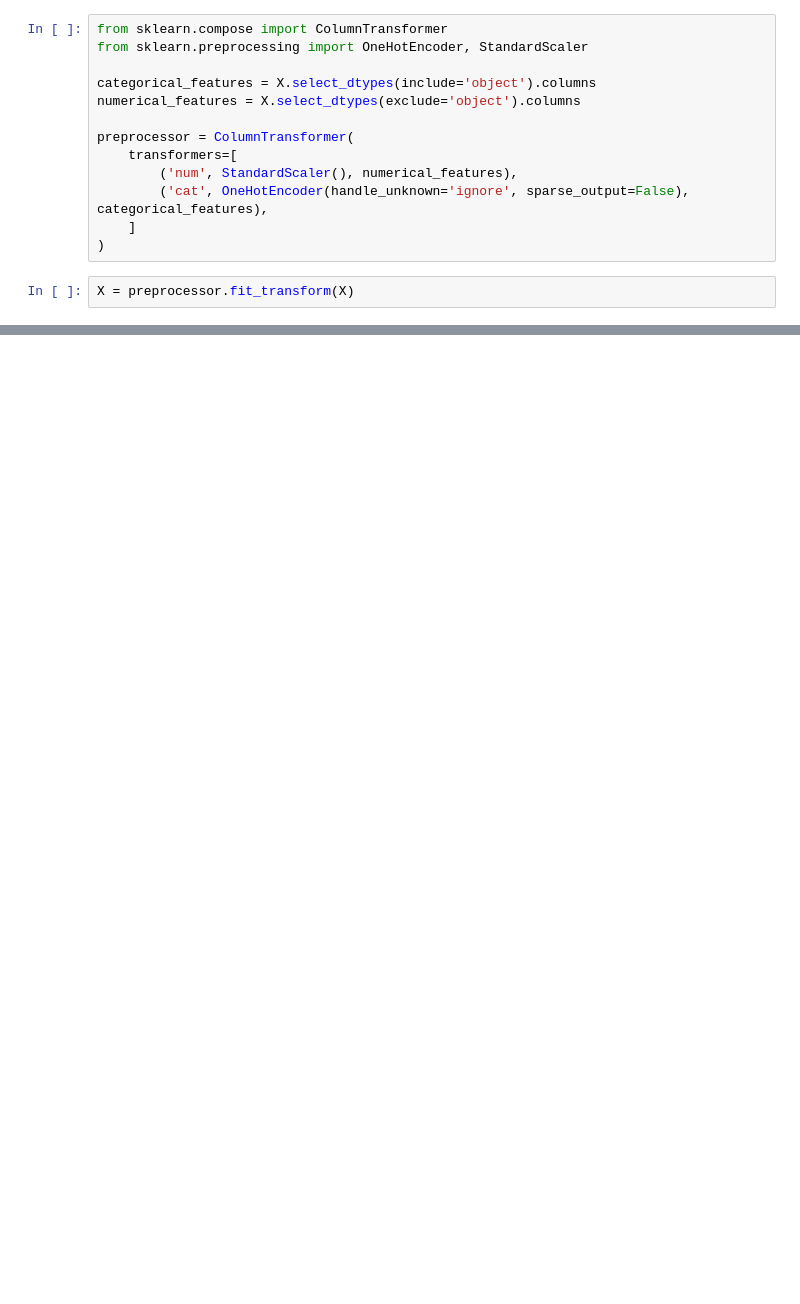
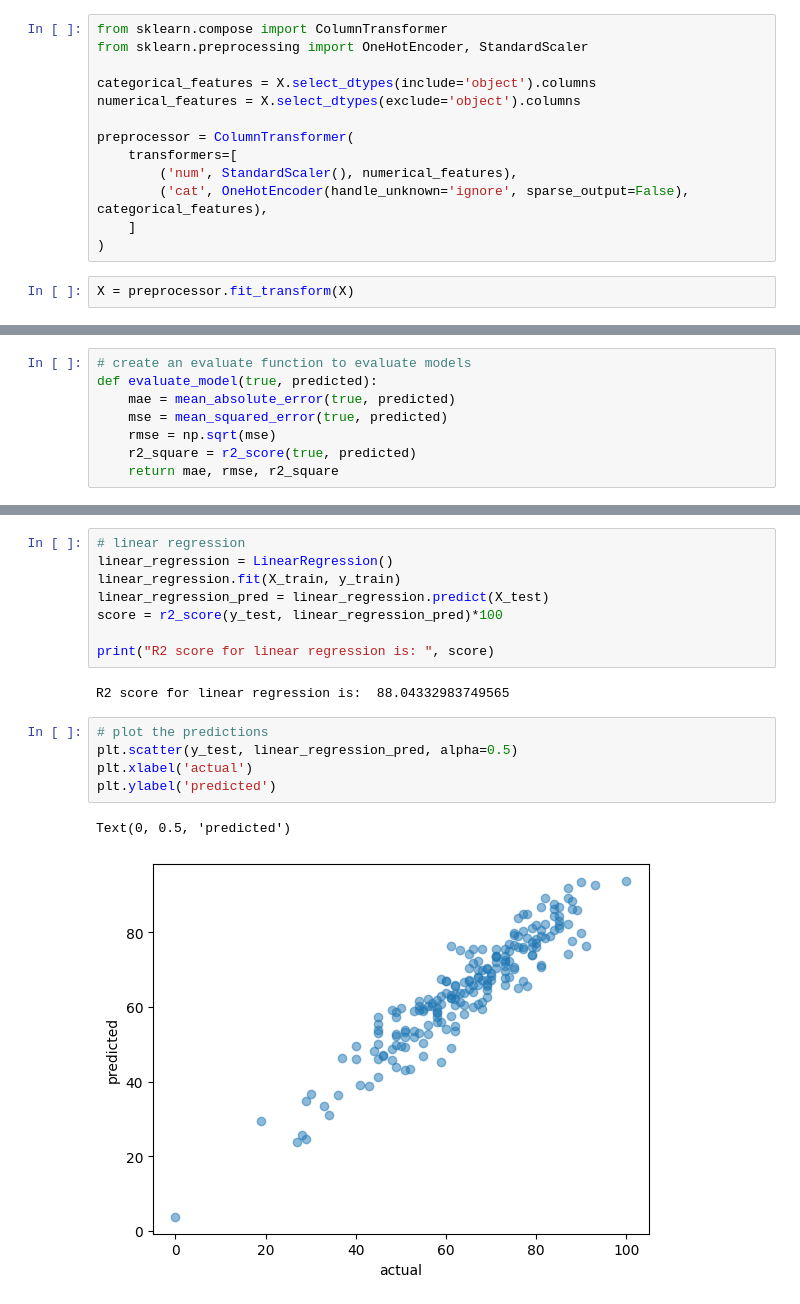
Before and after one commit to christopher-christain/DS-end-to-end, a Jupyter notebook: notebook/model_training.ipynb, the cells around one changed output, grey strips where cells are left out. Cells and saved outputs as stored; diff of their text form; blank space fills up the shorter version.

Commit message:
model development

```diff
--- a/notebook/model_training.ipynb
+++ b/notebook/model_training.ipynb
@@ -105,0 +71,8 @@ y_test shape: (200,)
+# %%
+# create an evaluate function to evaluate models
+def evaluate_model(true, predicted):
+    mae = mean_absolute_error(true, predicted)
+    mse = mean_squared_error(true, predicted)
+    rmse = np.sqrt(mse)
+    r2_square = r2_score(true, predicted)
+    return mae, rmse, r2_square
@@ -105,0 +140,18 @@ y_test shape: (200,)
+# %%
+# linear regression
+linear_regression = LinearRegression()
+linear_regression.fit(X_train, y_train)
+linear_regression_pred = linear_regression.predict(X_test)
+score = r2_score(y_test, linear_regression_pred)*100
+
+print("R2 score for linear regression is: ", score)
+# %% [output]
+R2 score for linear regression is:  88.04332983749565
+# %%
+# plot the predictions
+plt.scatter(y_test, linear_regression_pred, alpha=0.5)
+plt.xlabel('actual')
+plt.ylabel('predicted')
+# %% [output]
+Text(0, 0.5, 'predicted')
+[figure, added]
```
Also changed, not shown: parts of 9 cells of this notebook, 4 other files.
